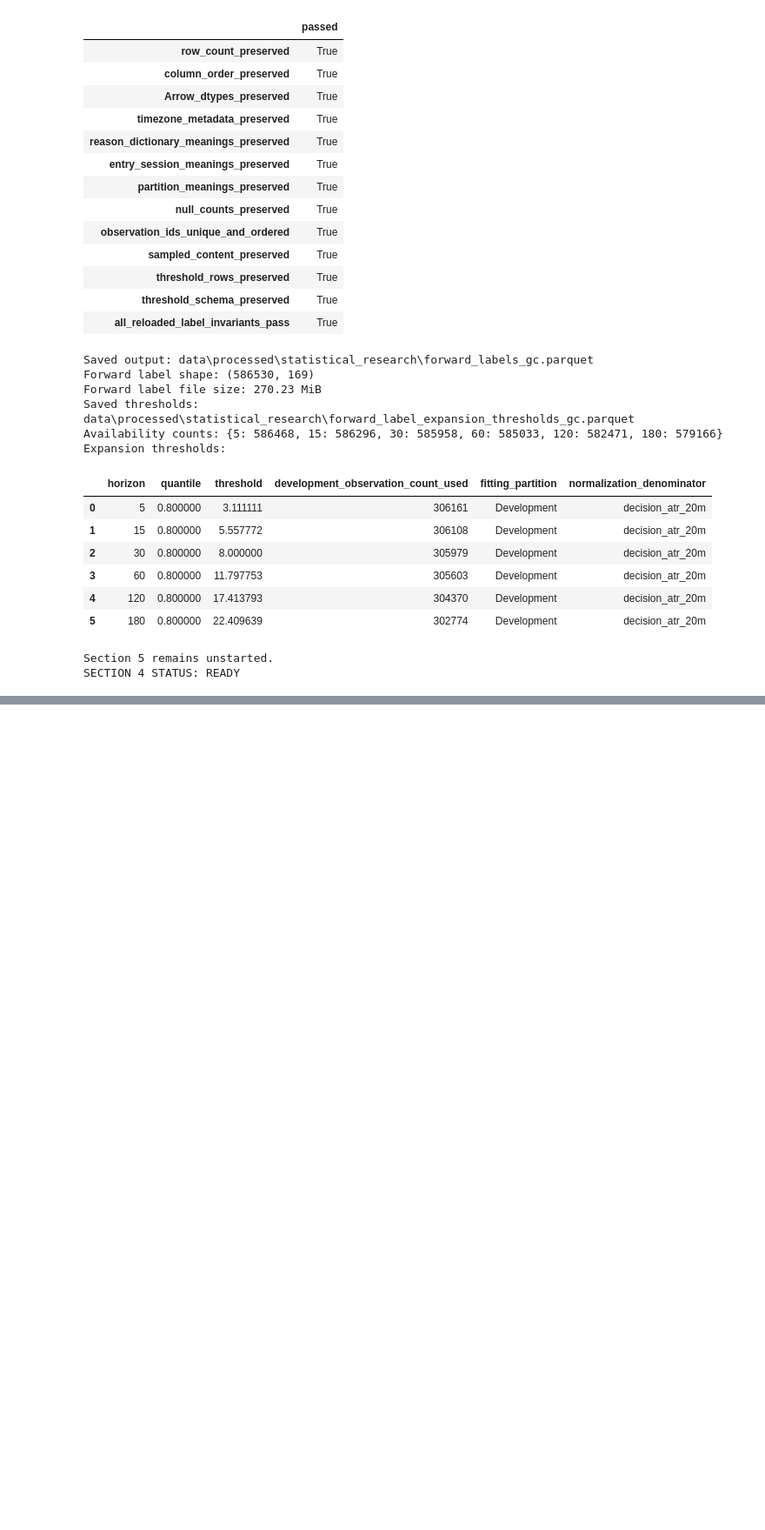
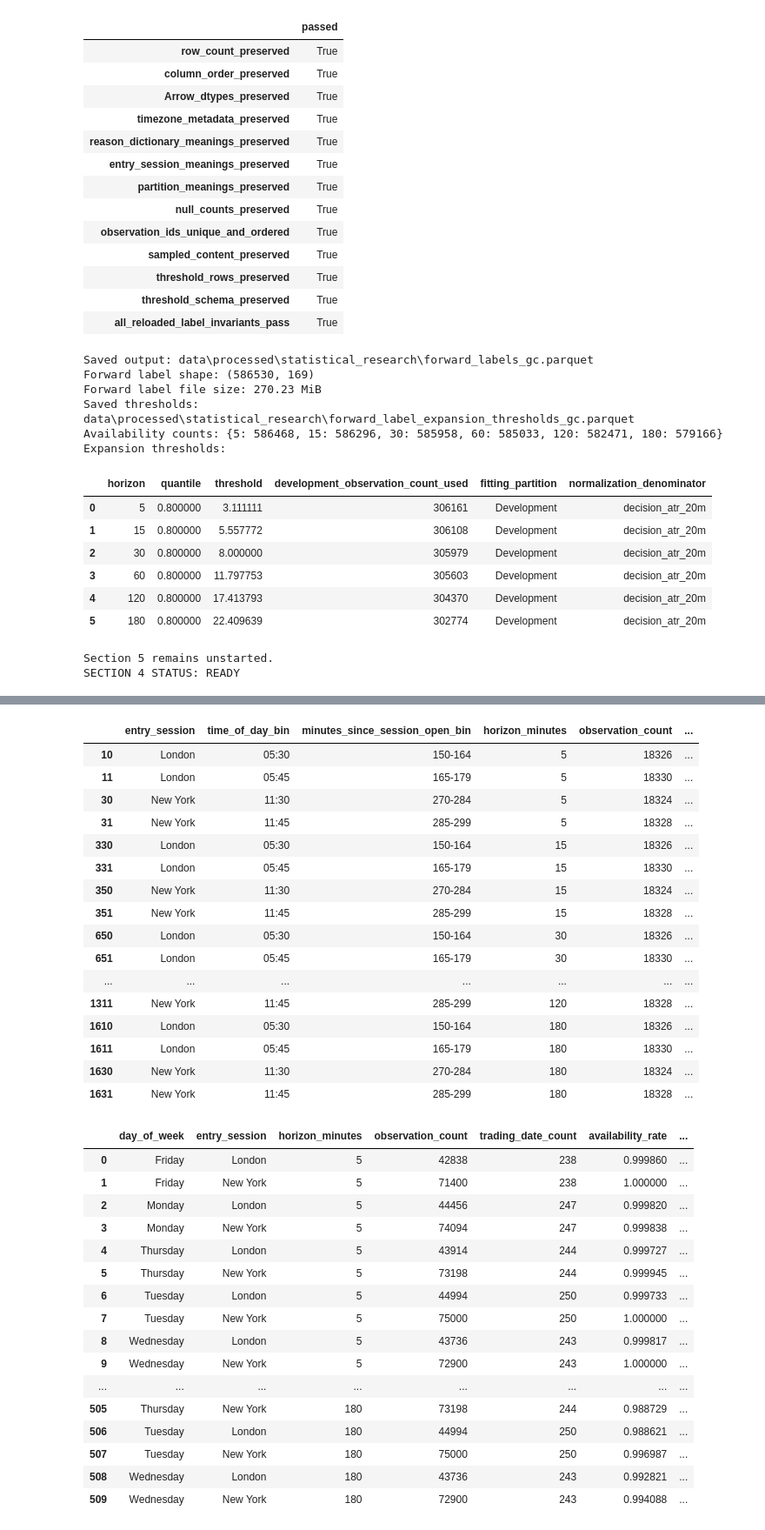
Before and after one commit to Abond1234/GC-1m-OHLCV-QUANTITATIVE-ANALYSIS, a Jupyter notebook: notebooks/exploration/statistical_feature_research.ipynb, the cells around one changed output, grey strips where cells are left out. Shown at 87% size. Saved outputs shown, nothing was run; the diff lists cells and outputs as text; code cells hidden in the pictures; blank space fills up the shorter version.

```diff
--- a/notebooks/exploration/statistical_feature_research.ipynb
+++ b/notebooks/exploration/statistical_feature_research.ipynb
@@ -1911,0 +2143,57 @@ SECTION 4 STATUS: READY
+# %%
+tod_return = baseline_result.time_of_day.loc[
+    baseline_result.time_of_day["outcome_name"].eq("forward_return_ticks"),
+    ["entry_session", "time_of_day_bin", "minutes_since_session_open_bin", "horizon_minutes", "observation_count", "trading_date_count", "availability_rate", "mean", "median", "positive_rate"],
+]
+display(tod_return.groupby(["entry_session", "horizon_minutes"], observed=True).tail(2))
+
+fig, axes = plt.subplots(1, 2, figsize=(14, 5.0))
+for ax, session in zip(axes, ("London", "New York"), strict=True):
+    heat = baseline_result.time_of_day.query("entry_session == @session and outcome_name == 'future_range_ticks'").pivot(index="time_of_day_bin", columns="horizon_minutes", values="mean")
+    image = ax.imshow(heat.to_numpy(), aspect="auto", cmap="viridis")
+    ax.set_xticks(range(len(heat.columns)), labels=heat.columns)
+    step = max(1, len(heat) // 10)
+    ax.set_yticks(range(0, len(heat), step), labels=heat.index[::step])
+    ax.set(title=f"{session}: mean future range", xlabel="Horizon (minutes)", ylabel="Entry time bin")
+    fig.colorbar(image, ax=ax, label="Ticks")
+fig.tight_layout(); plt.show()
+
+weekday_overall = baseline_result.weekday.query("analysis_type == 'weekday' and outcome_name == 'forward_return_ticks'")
+weekday_by_year = baseline_result.weekday.query("analysis_type == 'weekday_by_year' and outcome_name == 'forward_return_ticks'")
+display(weekday_overall[["day_of_week", "entry_session", "horizon_minutes", "observation_count", "trading_date_count", "availability_rate", "mean", "median", "positive_rate"]])
+display(weekday_by_year.groupby(["year", "day_of_week", "entry_session"], observed=True)["trading_date_count"].max().reset_index())
+# %% [output]
+|  | entry_session | time_of_day_bin | minutes_since_session_open_bin | horizon_minutes | observation_count | ... |
+| 10 | London | 05:30 | 150-164 | 5 | 18326 | ... |
+| 11 | London | 05:45 | 165-179 | 5 | 18330 | ... |
+| 30 | New York | 11:30 | 270-284 | 5 | 18324 | ... |
+| 31 | New York | 11:45 | 285-299 | 5 | 18328 | ... |
+| 330 | London | 05:30 | 150-164 | 15 | 18326 | ... |
+| 331 | London | 05:45 | 165-179 | 15 | 18330 | ... |
+| 350 | New York | 11:30 | 270-284 | 15 | 18324 | ... |
+| 351 | New York | 11:45 | 285-299 | 15 | 18328 | ... |
+| 650 | London | 05:30 | 150-164 | 30 | 18326 | ... |
+| 651 | London | 05:45 | 165-179 | 30 | 18330 | ... |
+| ... | ... | ... | ... | ... | ... | ... |
+| 1311 | New York | 11:45 | 285-299 | 120 | 18328 | ... |
+| 1610 | London | 05:30 | 150-164 | 180 | 18326 | ... |
+| 1611 | London | 05:45 | 165-179 | 180 | 18330 | ... |
+| 1630 | New York | 11:30 | 270-284 | 180 | 18324 | ... |
+| 1631 | New York | 11:45 | 285-299 | 180 | 18328 | ... |
+|  | day_of_week | entry_session | horizon_minutes | observation_count | trading_date_count | availability_rate | ... |
+| 0 | Friday | London | 5 | 42838 | 238 | 0.999860 | ... |
+| 1 | Friday | New York | 5 | 71400 | 238 | 1.000000 | ... |
+| 2 | Monday | London | 5 | 44456 | 247 | 0.999820 | ... |
+| 3 | Monday | New York | 5 | 74094 | 247 | 0.999838 | ... |
+| 4 | Thursday | London | 5 | 43914 | 244 | 0.999727 | ... |
+| 5 | Thursday | New York | 5 | 73198 | 244 | 0.999945 | ... |
+| 6 | Tuesday | London | 5 | 44994 | 250 | 0.999733 | ... |
+| 7 | Tuesday | New York | 5 | 75000 | 250 | 1.000000 | ... |
+| 8 | Wednesday | London | 5 | 43736 | 243 | 0.999817 | ... |
+| 9 | Wednesday | New York | 5 | 72900 | 243 | 1.000000 | ... |
+| ... | ... | ... | ... | ... | ... | ... | ... |
+| 505 | Thursday | New York | 180 | 73198 | 244 | 0.988729 | ... |
+| 506 | Tuesday | London | 180 | 44994 | 250 | 0.988621 | ... |
+| 507 | Tuesday | New York | 180 | 75000 | 250 | 0.996987 | ... |
+| 508 | Wednesday | London | 180 | 43736 | 243 | 0.992821 | ... |
+| 509 | Wednesday | New York | 180 | 72900 | 243 | 0.994088 | ... |
```
Also changed, not shown: parts of 30 cells of this notebook, 8 other files.
